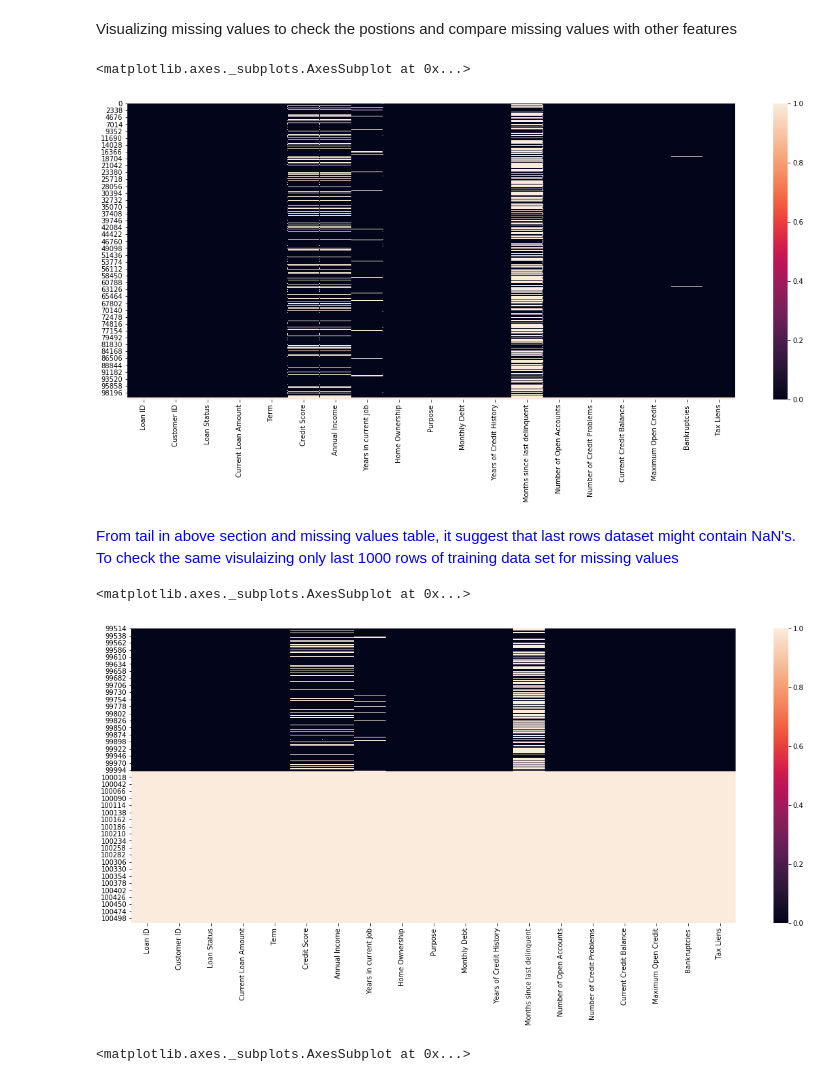
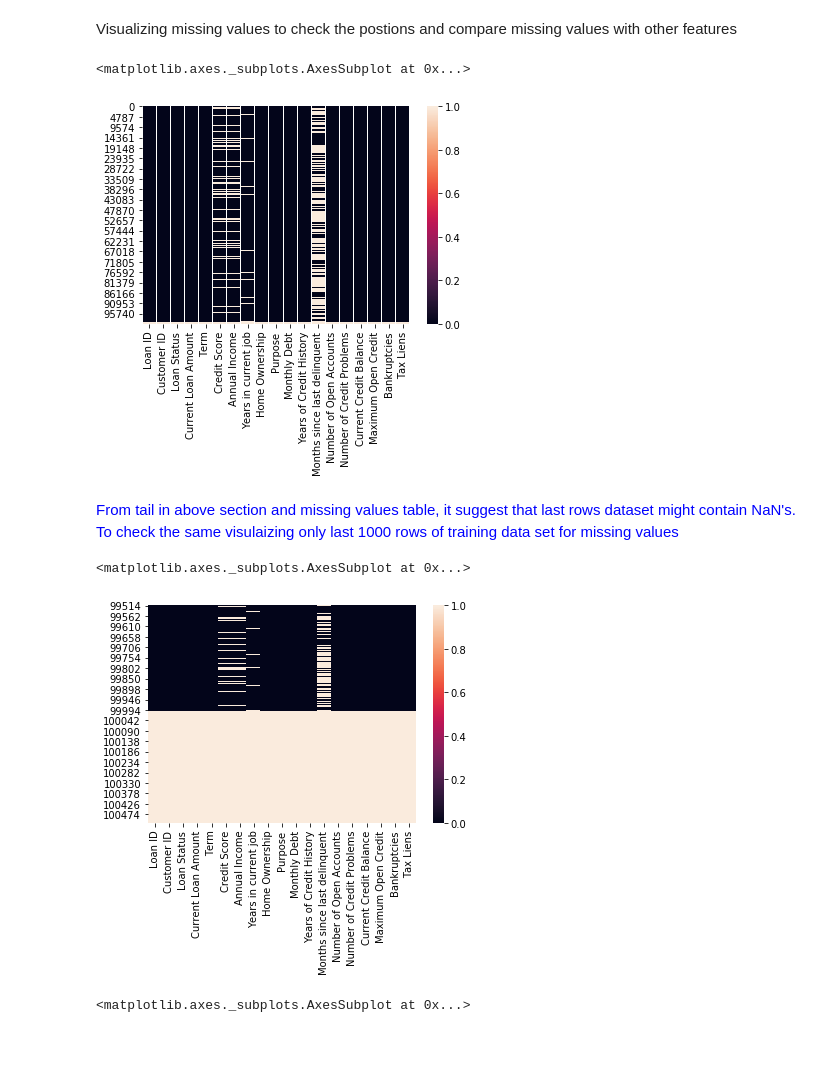
Before and after one commit to sobil-dalal/LoanStatusPredictiveAnalysis, a Jupyter notebook: 1_PA_DataCleaningAndExport.ipynb, the cells around one changed output. Saved outputs shown, nothing was run; the diff lists cells and outputs as text; code cells hidden in the pictures; blank space fills up the shorter version.

```diff
--- a/1_PA_DataCleaningAndExport.ipynb
+++ b/1_PA_DataCleaningAndExport.ipynb
@@ -383,21 +383,21 @@ test_initial_missing_table
 # %% [markdown]
 Visualizing missing values to check the postions and compare missing values with other features
 # %%
-plt.figure(figsize=(20,8))
+#plt.figure(figsize=(20,8))
 sns.heatmap(train_initial_missing)
 # %% [output]
 <matplotlib.axes._subplots.AxesSubplot at 0x...>
-[figure, old version]
+[figure, new version]
 # %% [markdown]
 <font color='blue'>
 From tail in above section and missing values table, it suggest that last rows dataset might contain NaN's.
 To check the same visulaizing only last 1000 rows of training data set for missing values
 # %%
-plt.figure(figsize=(20,8))
+#plt.figure(figsize=(20,8))
 sns.heatmap(train_initial_missing[-1000:][:])
 # %% [output]
 <matplotlib.axes._subplots.AxesSubplot at 0x...>
-[figure, old version]
+[figure, new version]
 # %%
 plt.figure(figsize=(20,8))
 sns.heatmap(test_initial_missing)
```
Also changed, not shown: parts of 5 cells of this notebook, 4 other files.
